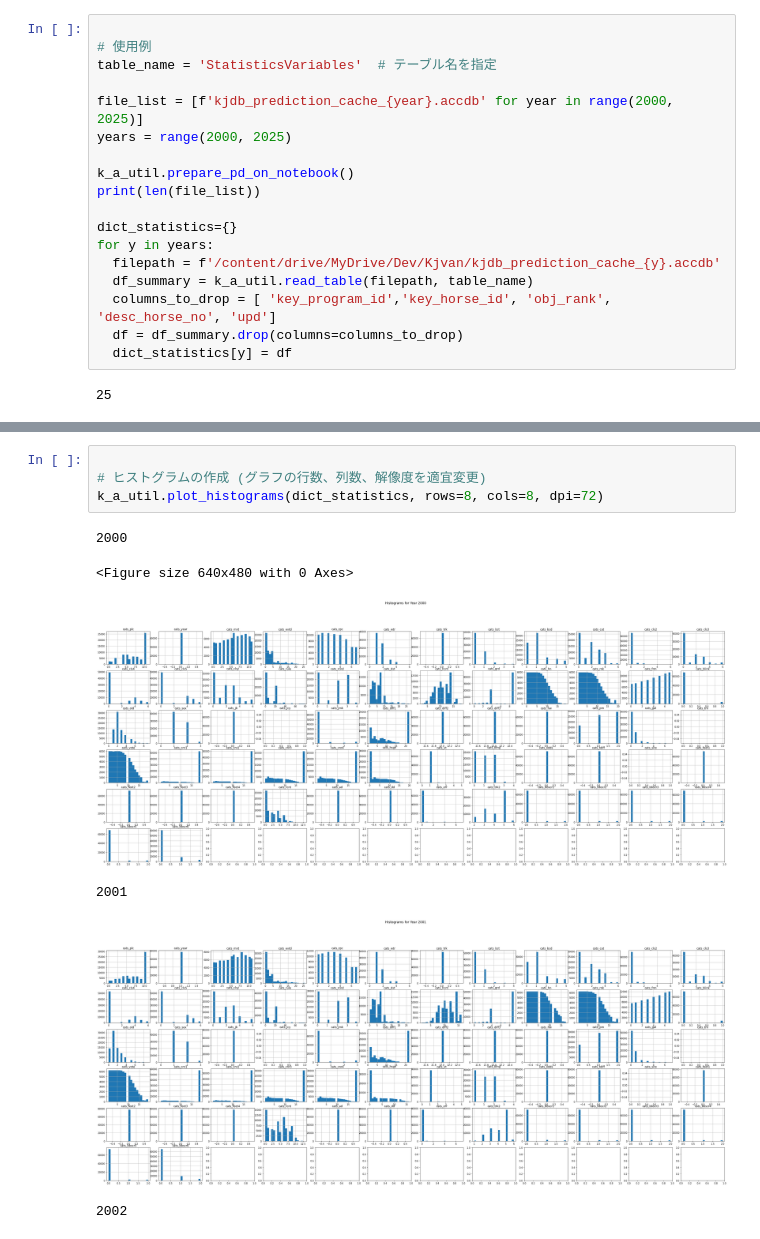
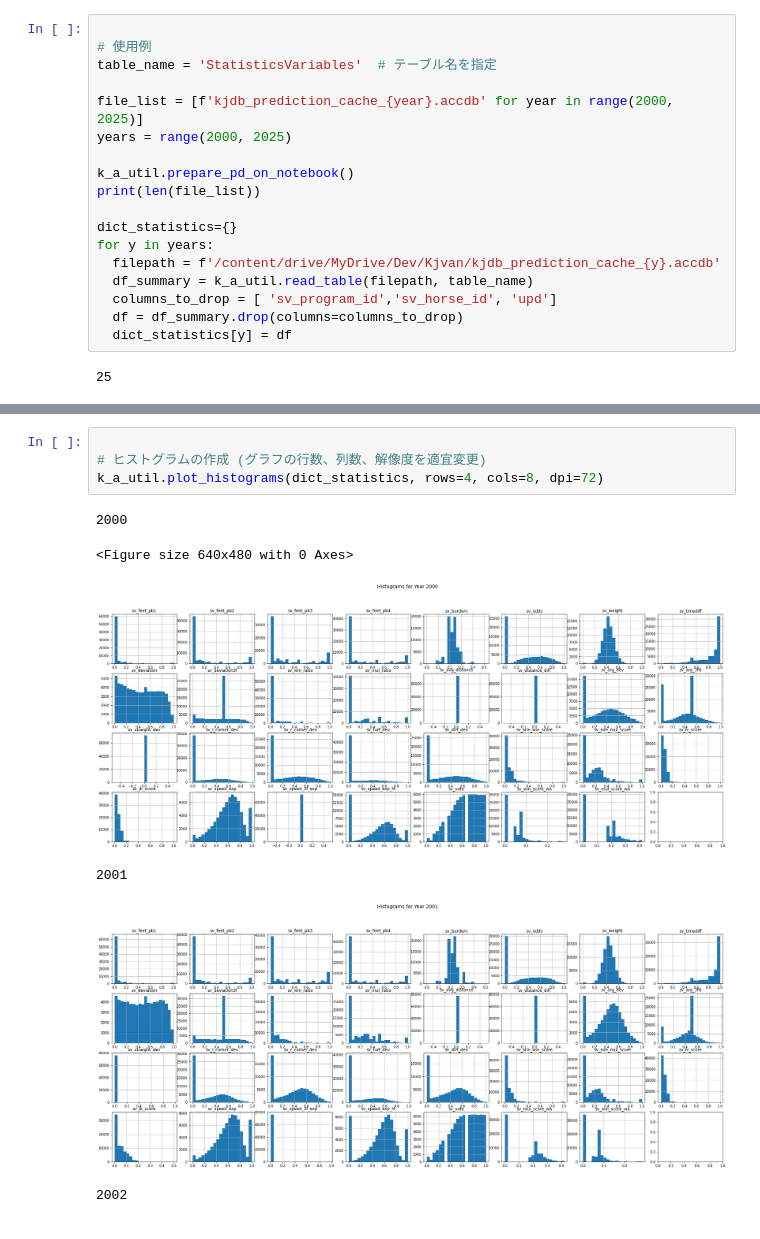
Before and after one commit to keeponing/py2_aider, a Jupyter notebook: 02_ヒストグラム/02_03_StatisticsVariables_ヒストグラム.ipynb, the cells around one changed output, grey strips where cells are left out. Saved outputs shown, nothing was run; the diff lists cells and outputs as text.

```diff
--- a/02_ヒストグラム/02_03_StatisticsVariables_ヒストグラム.ipynb
+++ b/02_ヒストグラム/02_03_StatisticsVariables_ヒストグラム.ipynb
@@ -36,7 +54,7 @@ dict_statistics={}
 for y in years:
   filepath = f'/content/drive/MyDrive/Dev/Kjvan/kjdb_prediction_cache_{y}.accdb'
   df_summary = k_a_util.read_table(filepath, table_name)
-  columns_to_drop = [ 'key_program_id','key_horse_id', 'obj_rank',  'desc_horse_no', 'upd']
+  columns_to_drop = [ 'sv_program_id','sv_horse_id', 'upd']
   df = df_summary.drop(columns=columns_to_drop)
   dict_statistics[y] = df
 # %% [output]
@@ -48,11 +66,11 @@ print(len(dict_statistics[2000].columns))
 # %%
 
 # ヒストグラムの作成 (グラフの行数、列数、解像度を適宜変更)
-k_a_util.plot_histograms(dict_statistics, rows=8, cols=8, dpi=72)
+k_a_util.plot_histograms(dict_statistics, rows=4, cols=8, dpi=72)
 # %% [output]
 2000
 <Figure size 640x480 with 0 Axes>
-[figure, old version]
+[figure, new version]
 2001
-[figure, old version]
+[figure, new version]
 2002
```
Also changed, not shown: parts of 3 cells of this notebook.
